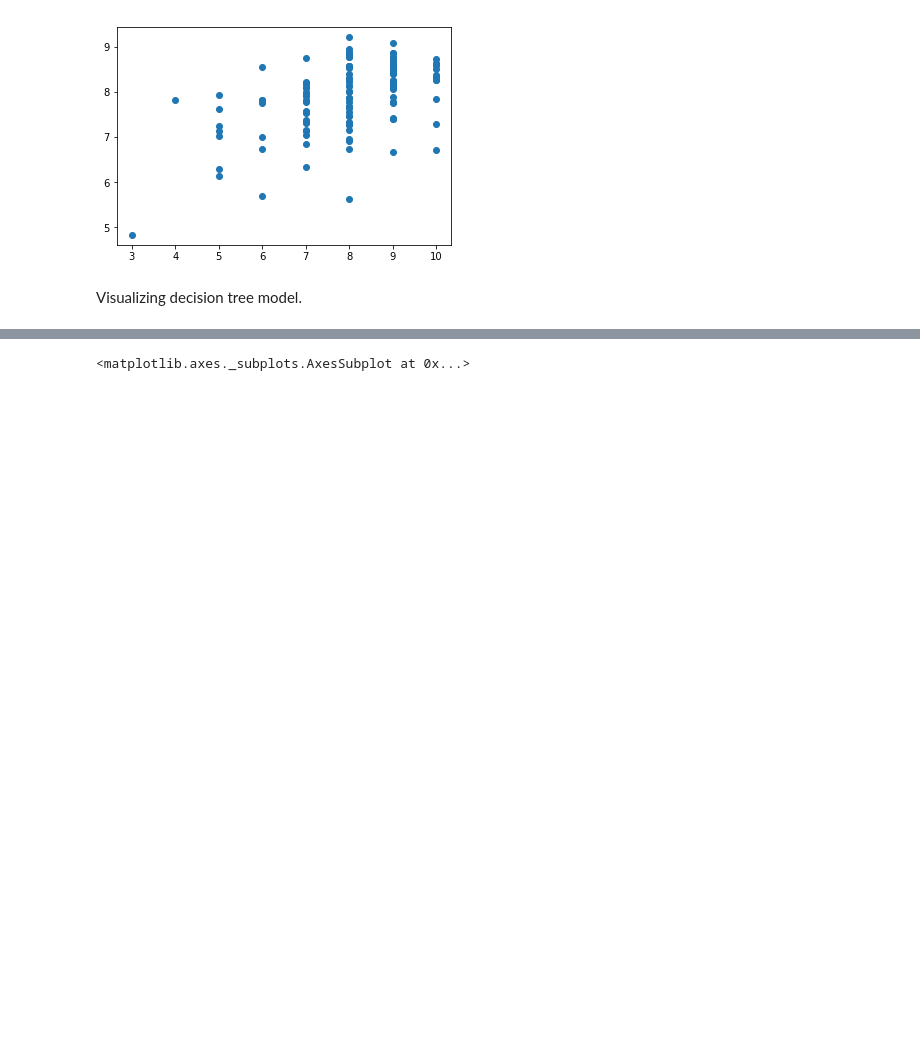
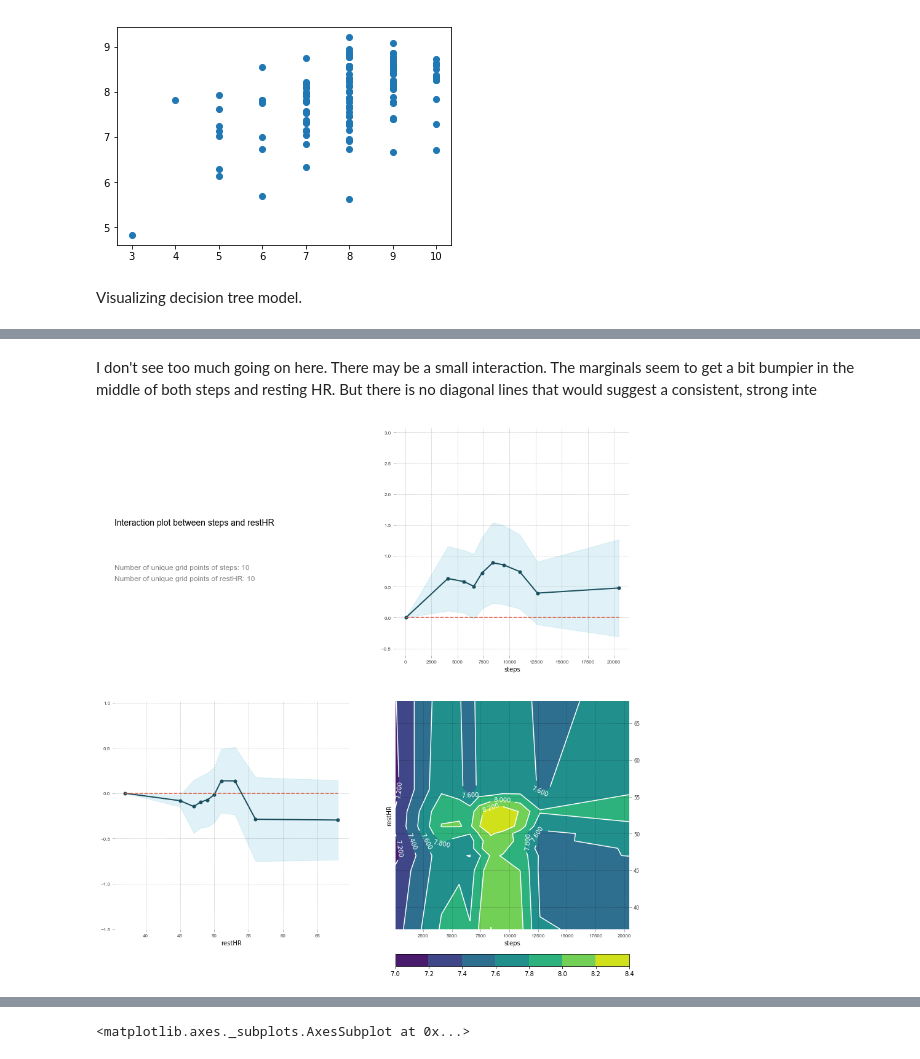
Before and after one commit to ryanshewcraft/PersonalWellness, a Jupyter notebook: p180625_PersonalHealth_RandomForest.ipynb, the cells around one changed output, grey strips where cells are left out. Saved outputs shown, nothing was run; the diff lists cells and outputs as text; code cells hidden in the pictures; blank space fills up the shorter version.

```diff
--- a/p180625_PersonalHealth_RandomForest.ipynb
+++ b/p180625_PersonalHealth_RandomForest.ipynb
@@ -311,0 +324,8 @@ Variable: Sleep_Maybe          Importance: 0.02
+# %% [markdown]
+I don't see too much going on here. There may be a small interaction. The marginals seem to get a bit bumpier in the middle of both steps and resting HR. But there is no diagonal lines that would suggest a consistent, strong inte
+# %%
+feats = ['steps', 'restHR']
+p = pdp.pdp_interact(rf, x, feats)
+pdp.pdp_interact_plot(p, feats)
+# %% [output]
+[figure, added]
```
Also changed, not shown: parts of 13 cells of this notebook.
